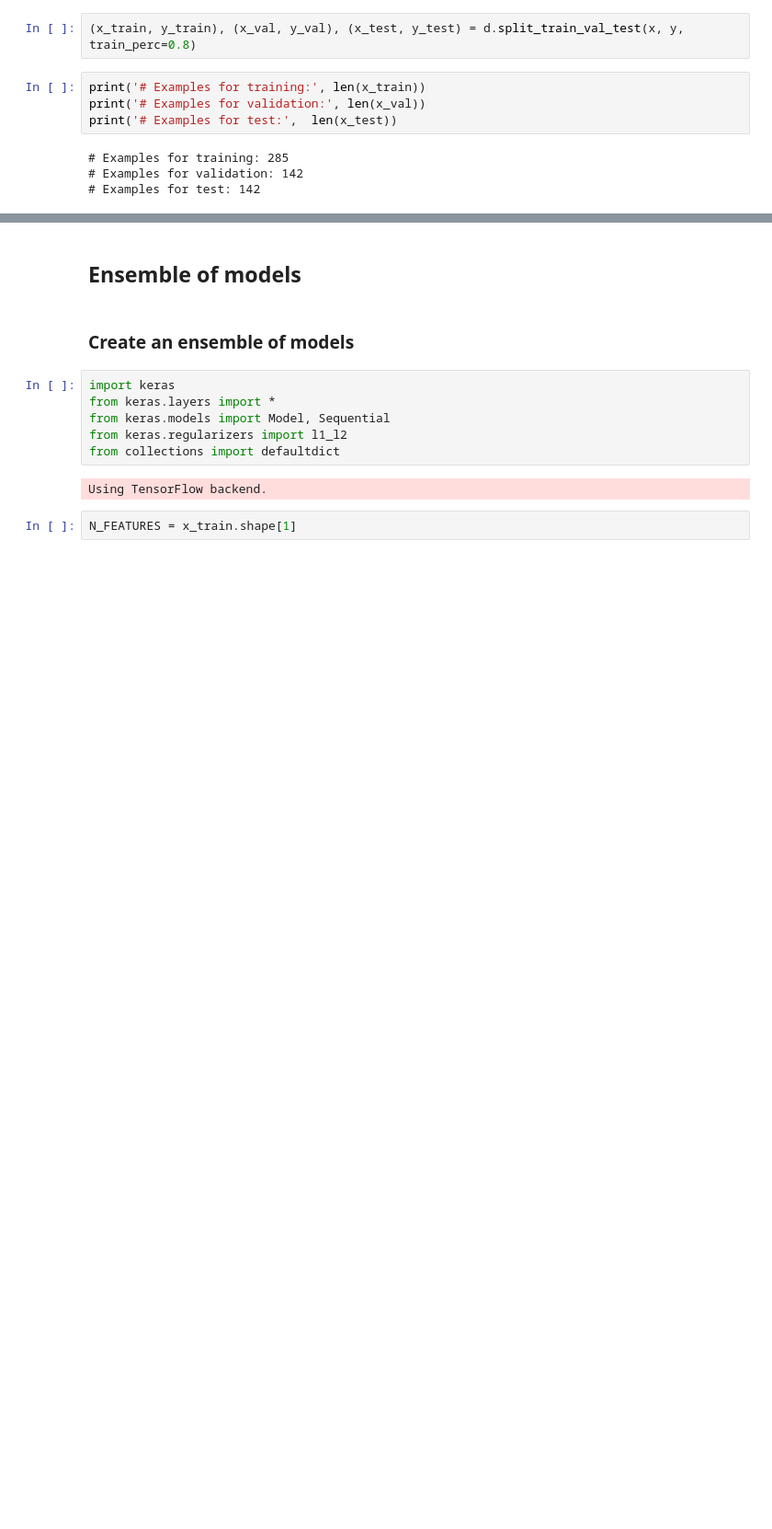
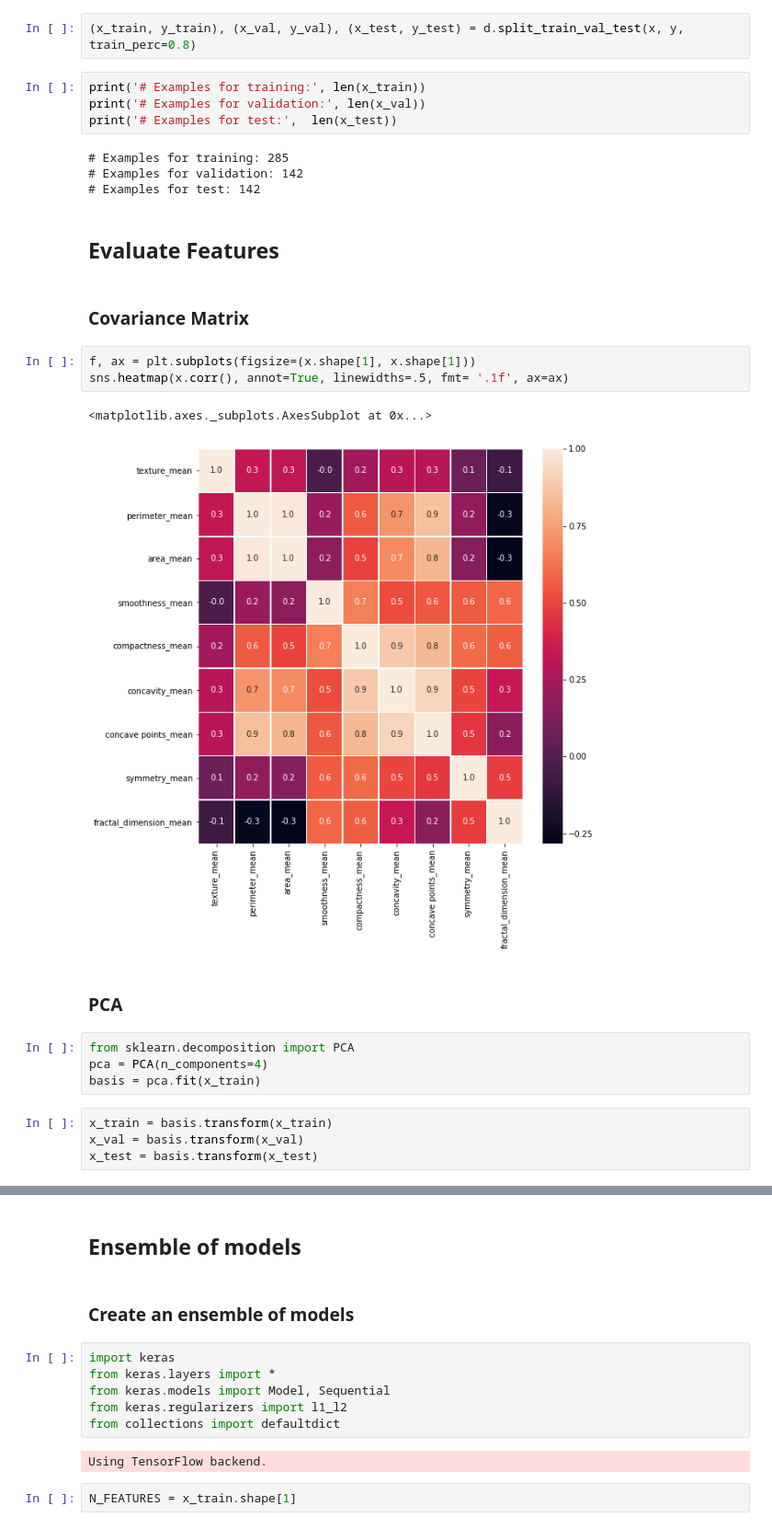
Before and after one commit to leoniloris/Visualization-In-Data-Science, a Jupyter notebook: ensembles/ensembles.ipynb, the cells around one changed output, grey strips where cells are left out. Shown at 92% size. Cells and saved outputs as stored; diff of their text form; blank space fills up the shorter version.

```diff
--- a/ensembles/ensembles.ipynb
+++ b/ensembles/ensembles.ipynb
@@ -42,3 +40,23 @@ print('# Examples for test:',  len(x_test))
 # Examples for training: 285
 # Examples for validation: 142
 # Examples for test: 142
+# %% [markdown]
+## Evaluate Features
+# %% [markdown]
+### Covariance Matrix
+# %%
+f, ax = plt.subplots(figsize=(x.shape[1], x.shape[1]))
+sns.heatmap(x.corr(), annot=True, linewidths=.5, fmt= '.1f', ax=ax)
+# %% [output]
+<matplotlib.axes._subplots.AxesSubplot at 0x...>
+[figure, added]
+# %% [markdown]
+### PCA
+# %%
+from sklearn.decomposition import PCA
+pca = PCA(n_components=4)
+basis = pca.fit(x_train)
+# %%
+x_train = basis.transform(x_train)
+x_val = basis.transform(x_val)
+x_test = basis.transform(x_test)
```
Also changed, not shown: parts of 37 cells of this notebook, 1 other file.
